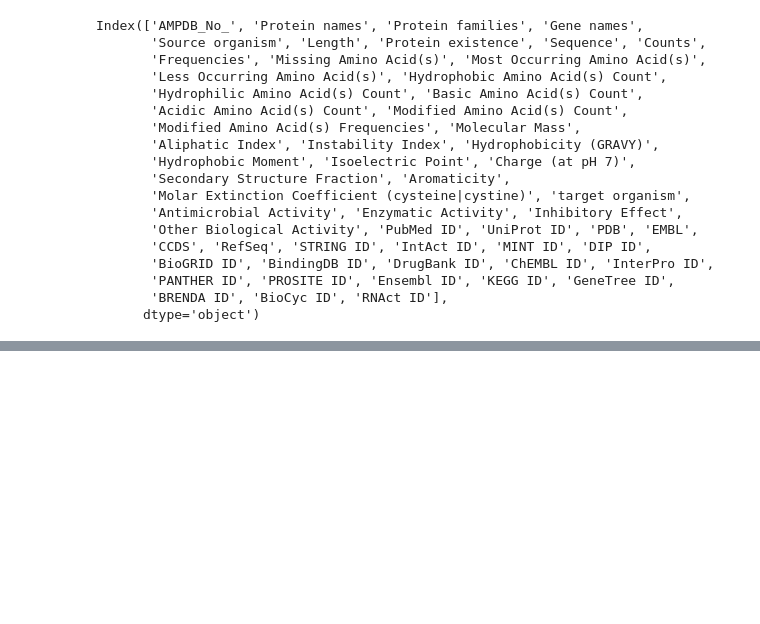
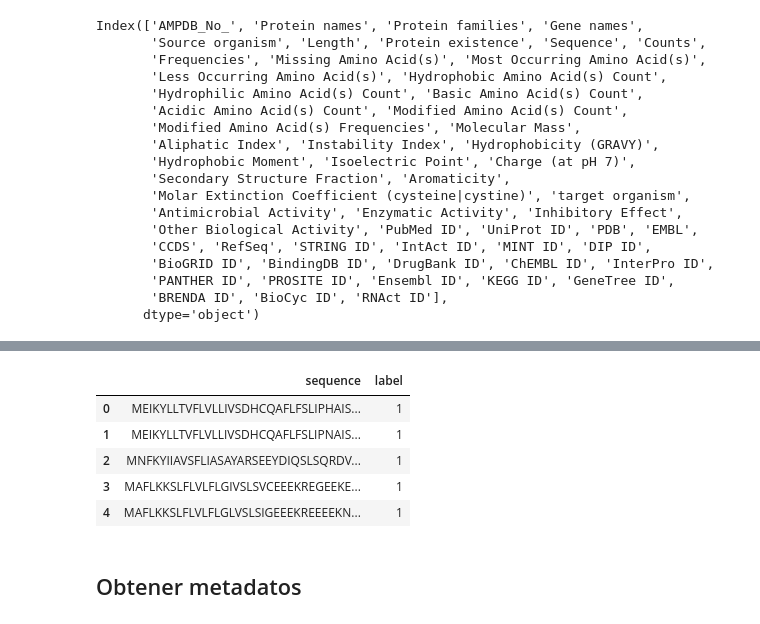
Before and after one commit to AnaLuisaIA/antifungal-peptides, a Jupyter notebook: databases/AMPDB v1/AMPDB v1.ipynb, the cells around one changed output, grey strips where cells are left out. Cells and saved outputs as stored; diff of their text form; code cells hidden in the pictures; blank space fills up the shorter version.

```diff
--- a/databases/AMPDB v1/AMPDB v1.ipynb
+++ b/databases/AMPDB v1/AMPDB v1.ipynb
@@ -102 +149,11 @@ df_combined.describe()
+# %%
+df_validas = df_validas.rename(columns={'Sequence': 'sequence'})
+display(df_validas.head())
+# %% [output]
+|  | sequence | label |
+| 0 | MEIKYLLTVFLVLLIVSDHCQAFLFSLIPHAIS... | 1 |
+| 1 | MEIKYLLTVFLVLLIVSDHCQAFLFSLIPNAIS... | 1 |
+| 2 | MNFKYIIAVSFLIASAYARSEEYDIQSLSQRDV... | 1 |
+| 3 | MAFLKKSLFLVLFLGIVSLSVCEEEKREGEEKE... | 1 |
+| 4 | MAFLKKSLFLVLFLGLVSLSIGEEEKREEEEKN... | 1 |
 # %%
@@ -103,0 +161,2 @@ df_combined.to_csv('AMPDB_combinado.csv', index=False, header=True)
+# %% [markdown]
+## Obtener metadatos
```
Also changed, not shown: parts of 25 cells of this notebook.
